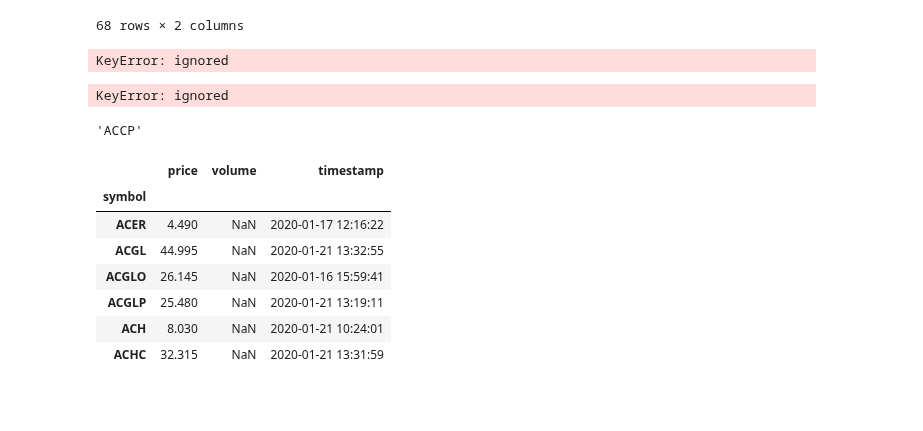
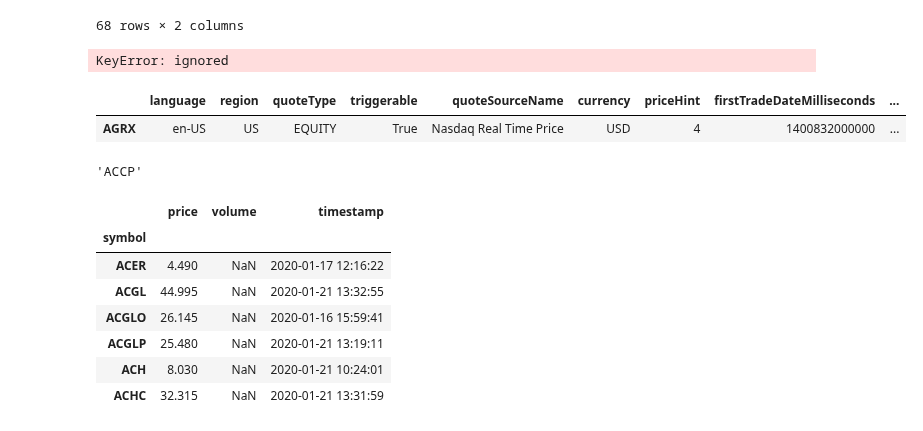
Before and after one commit to dcovarru/investmentsPython, a Jupyter notebook: investments.ipynb, the cells around one changed output. Saved outputs shown, nothing was run; the diff lists cells and outputs as text; code cells hidden in the pictures; blank space fills up the shorter version.

```diff
--- a/investments.ipynb
+++ b/investments.ipynb
@@ -123,20 +123,22 @@ KeyError: ignored
 # %%
 #ALPHAVANTAGE_API_KEY = 'ANBKAAOU9YDNYBRV'
 #keyValue = os.getenv(ALPHAVANTAGE_API_KEY)
-##os.environ['ALPHAVANTAGE_API_KEY'] = 'ANBKAAOU9YDNYBRV'
-get_quote_yahoo('AGRX').price
+## os.environ['ALPHAVANTAGE_API_KEY'] = 'ANBKAAOU9YDNYBRV'
+### get_quote_yahoo('AGRX').price
+get_quote_yahoo('AGRX')
 # len(get_quote_yahoo(investData.ticker[3]))
 ## web.get_quote_av(["AAPL"], api_key = os.getenv('ALPHAVANTAGE_API_KEY'))
 ## web.get_quote_av(["AAPL", "TSLA"])
 # os.getcwd()
 ## os.getenv('ALPHAVANTAGE_API_KEY')
 ## web.get_sector_performance_av()
 # alphaVantage API Key: ANBKAAOU9YDNYBRV
 ## investDataSubsetDF_clean =  investDataSubsetDF[investDataSubsetDF['SCFlag'] == 'noSC']
 ## web.DataReader('gs', 'iex-tops')
 ## web.get_quote_av(["AAPL", "TSLA"])
 # %% [output]
-KeyError: ignored
+|  | language | region | quoteType | triggerable | quoteSourceName | currency | priceHint | firstTradeDateMilliseconds | ... |
+| AGRX | en-US | US | EQUITY | True | Nasdaq Real Time Price | USD | 4 | 1400832000000 | ... |
 # %%
 investDataSubsetDF_clean['ticker'].iloc[13]
 # %% [output]
```
